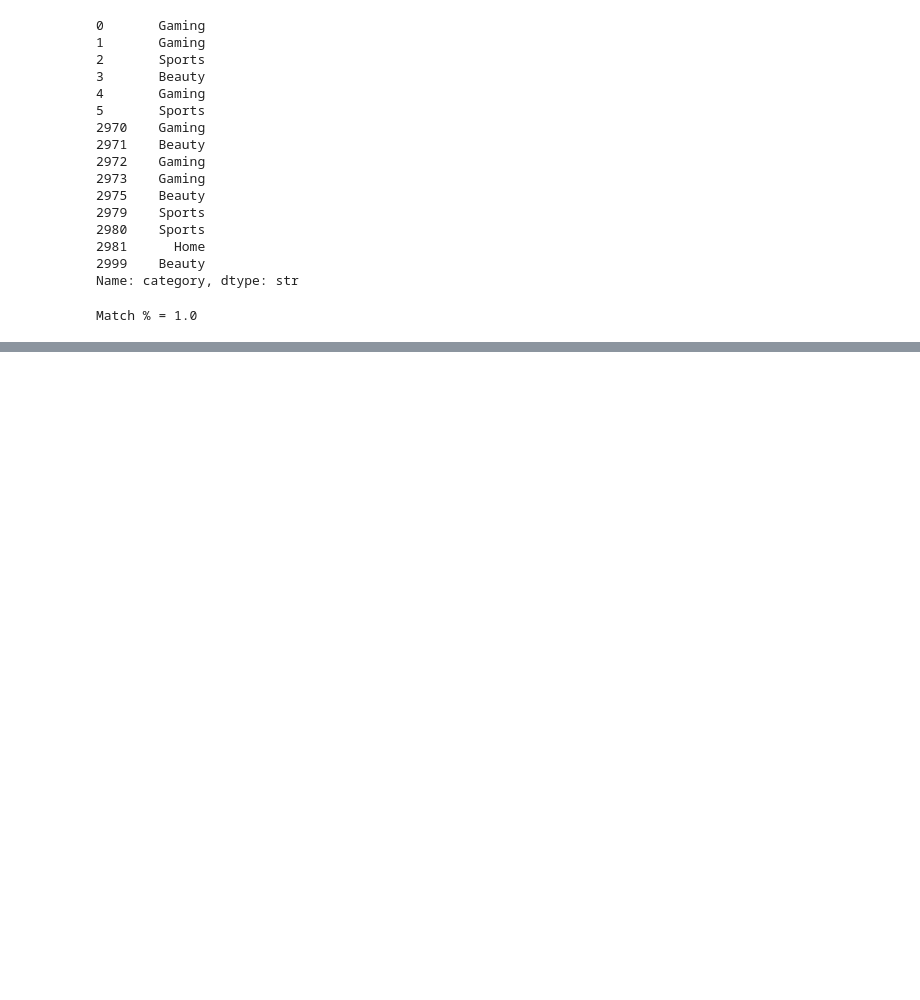
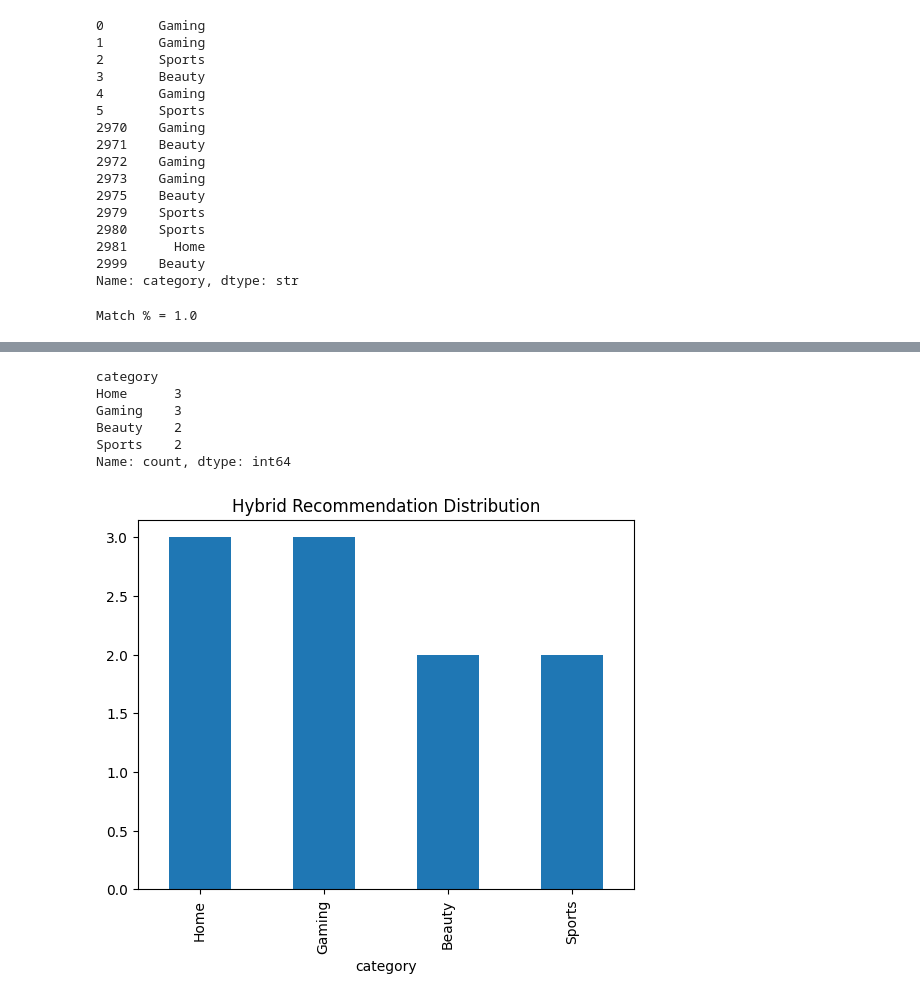
Before and after one commit to Suzan8/ALLUVO-RecommendationSystem, a Jupyter notebook: notebooks/06.ipynb, the cells around one changed output, grey strips where cells are left out. Drawn from its saved outputs; the diff is of its cells as text; code cells hidden in the pictures; blank space fills up the shorter version.

```diff
--- a/notebooks/05.ipynb
+++ b/notebooks/06.ipynb
@@ -754,0 +768,39 @@ Match % = 1.0
+# %%
+popularity_matrix = pd.DataFrame(
+    np.tile(popularity_norm.values, (content_norm.shape[0], 1)),
+    index=content_norm.index,
+    columns=content_norm.columns
+)
+
+time_matrix = pd.DataFrame(
+    np.tile(time_decay_score.values, (content_norm.shape[0], 1)),
+    index=content_norm.index,
+    columns=content_norm.columns
+)
+# %%
+final_scores = (
+    0.35 * content_norm +
+    0.35 * cf_norm +
+    0.2 * popularity_matrix +
+    0.1 * time_matrix
+)
+# %%
+def recommend_hybrid(user_id, top_k=10):
+    user_scores = final_scores.loc[user_id]
+
+    # إزالة الحاجات اللي شافها قبل كده
+    seen_reels = interactions_df[
+        interactions_df['user_id'] == user_id
+    ]['reel_id']
+
+    user_scores = user_scores.drop(seen_reels, errors='ignore')
+
+    return user_scores.sort_values(ascending=False).head(top_k)
+# %%
+recommendations = recommend_hybrid(111)
+
+top_reels = reels_df[
+    reels_df['reel_id'].isin(recommendations.index)
+][['reel_id', 'category']]
+
+print(top_reels)
@@ -754,0 +819,17 @@ Match % = 1.0
+# %%
+print(top_reels['category'].value_counts())
+# %% [output]
+category
+Home      3
+Gaming    3
+Beauty    2
+Sports    2
+Name: count, dtype: int64
+# %%
+import matplotlib.pyplot as plt
+
+top_reels['category'].value_counts().plot(kind='bar')
+plt.title("Hybrid Recommendation Distribution")
+plt.show()
+# %% [output]
+[figure, added]
```
Also changed, not shown: parts of 24 cells of this notebook.
